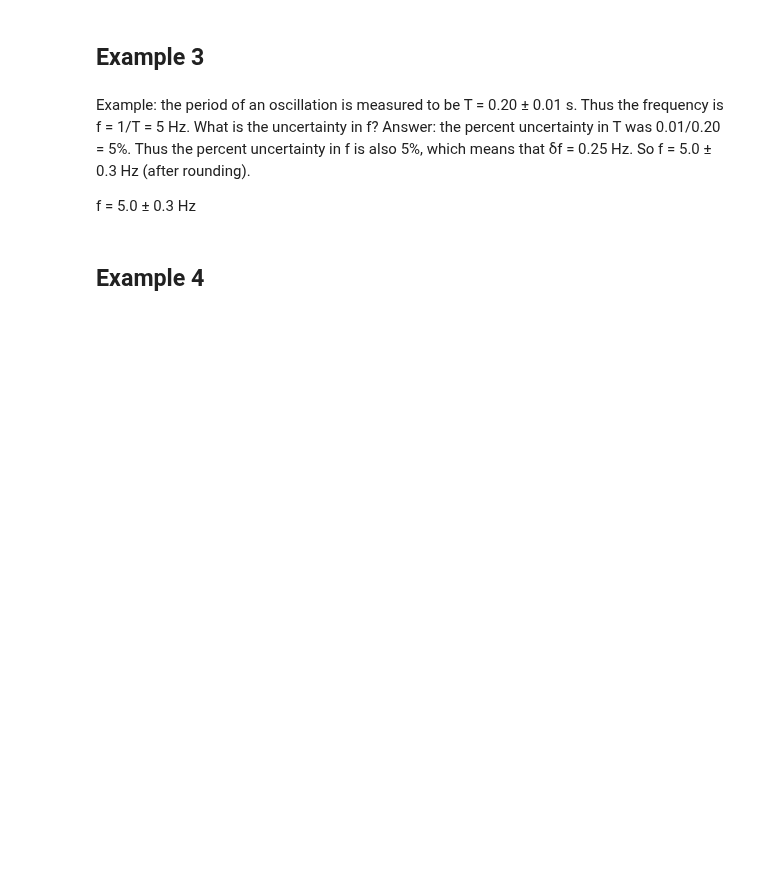
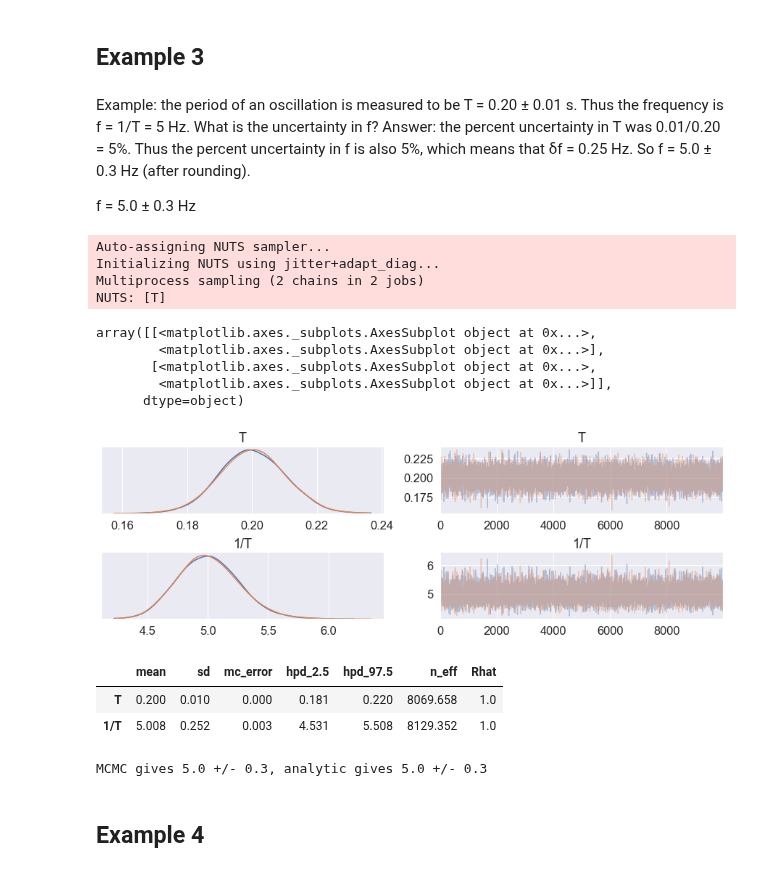
Before and after one commit to balarsen/pymc_learning, a Jupyter notebook: Propagation_of_uncertainty/Examples-pymc3.ipynb, the cells around one changed output. Drawn from its saved outputs; the diff is of its cells as text; code cells hidden in the pictures; blank space fills up the shorter version.

```diff
--- a/Propagation_of_uncertainty/Examples-pymc3.ipynb
+++ b/Propagation_of_uncertainty/Examples-pymc3.ipynb
@@ -103,20 +88,38 @@ rounding).
 
 f = 5.0 ± 0.3 Hz
 # %%
-with mc.Model() as model:
-    T = mc.Normal('T', 0.20, tau=(0.01)**-2)
+with pm.Model() as model:
+    T = pm.Normal('T', 0.20, tau=(0.01)**-2)
 
-    mc.Deterministic('1/T', 1/T)
-    start = mc.find_MAP()
+    pm.Deterministic('1/T', 1/T)
 
-    trace = mc.sample(1e4, burn=100, burn_till_tuned=True, start=start)
+    trace = pm.sample(10000, tune=1000)
+# %% [output]
+Auto-assigning NUTS sampler...
+Initializing NUTS using jitter+adapt_diag...
+Multiprocess sampling (2 chains in 2 jobs)
+NUTS: [T]
 # %%
-mc.traceplot(trace, combined=True)
+pm.traceplot(trace, combined=False)
+# %% [output]
+array([[<matplotlib.axes._subplots.AxesSubplot object at 0x...>,
+        <matplotlib.axes._subplots.AxesSubplot object at 0x...>],
+       [<matplotlib.axes._subplots.AxesSubplot object at 0x...>,
+        <matplotlib.axes._subplots.AxesSubplot object at 0x...>]],
+      dtype=object)
+[figure, added]
+# %%
+pm.summary(trace).round(3)
+# %% [output]
+|  | mean | sd | mc_error | hpd_2.5 | hpd_97.5 | n_eff | Rhat |
+| T | 0.200 | 0.010 | 0.000 | 0.181 | 0.220 | 8069.658 | 1.0 |
+| 1/T | 5.008 | 0.252 | 0.003 | 4.531 | 5.508 | 8129.352 | 1.0 |
 # %%
-print(mc.summary(trace))
 print("MCMC gives {0:.1f} +/- {1:.1f}, analytic gives {2} +/- {3}".format(np.mean(trace['1/T']),
                                                                           np.std(trace['1/T']),
                                                                           5.0, 0.3))
+# %% [output]
+MCMC gives 5.0 +/- 0.3, analytic gives 5.0 +/- 0.3
 # %% [markdown]
 ## Example 4
 # %% [markdown]
```
Also changed, not shown: parts of 19 cells of this notebook.
